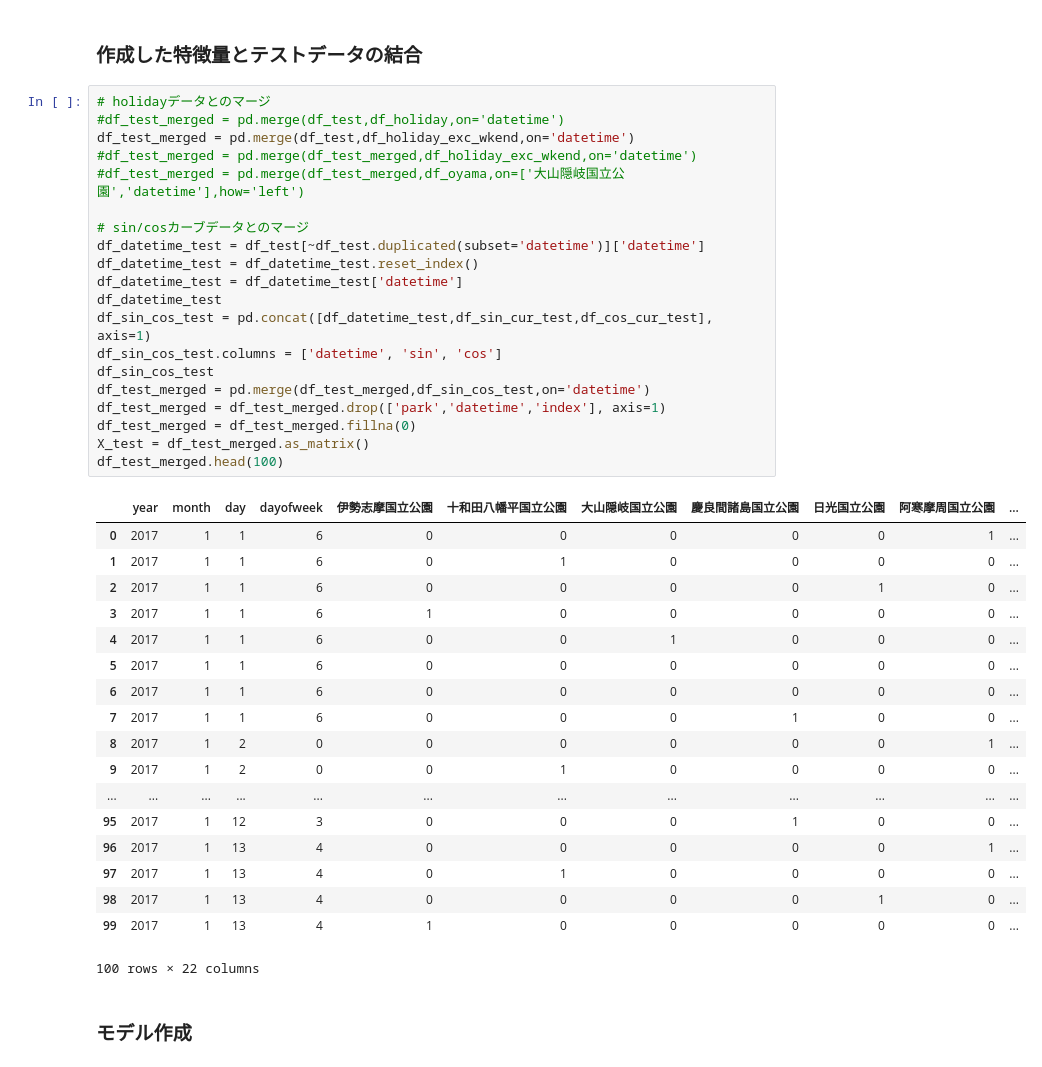
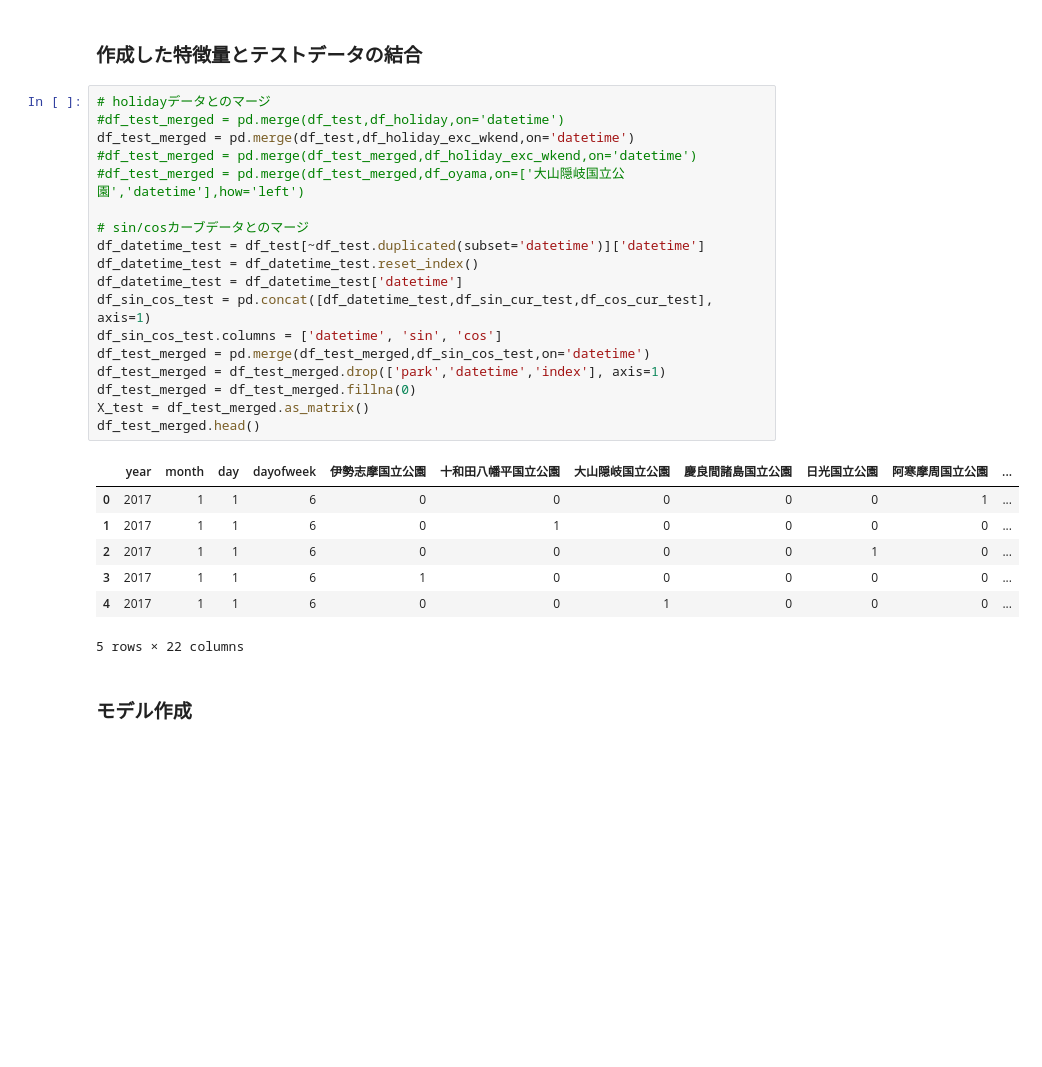
Before and after one commit to TaigoKuriyama/national_park_prediction, a Jupyter notebook: notebook/preprocess.ipynb, the cells around one changed output. Cells and saved outputs as stored; diff of their text form; blank space fills up the shorter version.

```diff
--- a/notebook/preprocess.ipynb
+++ b/notebook/preprocess.ipynb
@@ -227,42 +227,29 @@ df_except_y.head()
 # %%
 # holidayデータとのマージ
 #df_test_merged = pd.merge(df_test,df_holiday,on='datetime')
 df_test_merged = pd.merge(df_test,df_holiday_exc_wkend,on='datetime')
 #df_test_merged = pd.merge(df_test_merged,df_holiday_exc_wkend,on='datetime')
 #df_test_merged = pd.merge(df_test_merged,df_oyama,on=['大山隠岐国立公園','datetime'],how='left')
 
 # sin/cosカーブデータとのマージ
 df_datetime_test = df_test[~df_test.duplicated(subset='datetime')]['datetime']
 df_datetime_test = df_datetime_test.reset_index()
 df_datetime_test = df_datetime_test['datetime']
-df_datetime_test
 df_sin_cos_test = pd.concat([df_datetime_test,df_sin_cur_test,df_cos_cur_test], axis=1)
 df_sin_cos_test.columns = ['datetime', 'sin', 'cos']
-df_sin_cos_test
 df_test_merged = pd.merge(df_test_merged,df_sin_cos_test,on='datetime')
 df_test_merged = df_test_merged.drop(['park','datetime','index'], axis=1)
 df_test_merged = df_test_merged.fillna(0)
 X_test = df_test_merged.as_matrix()
-df_test_merged.head(100)
+df_test_merged.head()
 # %% [output]
 |  | year | month | day | dayofweek | 伊勢志摩国立公園 | 十和田八幡平国立公園 | 大山隠岐国立公園 | 慶良間諸島国立公園 | 日光国立公園 | 阿寒摩周国立公園 | ... |
 | 0 | 2017 | 1 | 1 | 6 | 0 | 0 | 0 | 0 | 0 | 1 | ... |
 | 1 | 2017 | 1 | 1 | 6 | 0 | 1 | 0 | 0 | 0 | 0 | ... |
 | 2 | 2017 | 1 | 1 | 6 | 0 | 0 | 0 | 0 | 1 | 0 | ... |
 | 3 | 2017 | 1 | 1 | 6 | 1 | 0 | 0 | 0 | 0 | 0 | ... |
 | 4 | 2017 | 1 | 1 | 6 | 0 | 0 | 1 | 0 | 0 | 0 | ... |
-| 5 | 2017 | 1 | 1 | 6 | 0 | 0 | 0 | 0 | 0 | 0 | ... |
-| 6 | 2017 | 1 | 1 | 6 | 0 | 0 | 0 | 0 | 0 | 0 | ... |
-| 7 | 2017 | 1 | 1 | 6 | 0 | 0 | 0 | 1 | 0 | 0 | ... |
-| 8 | 2017 | 1 | 2 | 0 | 0 | 0 | 0 | 0 | 0 | 1 | ... |
-| 9 | 2017 | 1 | 2 | 0 | 0 | 1 | 0 | 0 | 0 | 0 | ... |
-| ... | ... | ... | ... | ... | ... | ... | ... | ... | ... | ... | ... |
-| 95 | 2017 | 1 | 12 | 3 | 0 | 0 | 0 | 1 | 0 | 0 | ... |
-| 96 | 2017 | 1 | 13 | 4 | 0 | 0 | 0 | 0 | 0 | 1 | ... |
-| 97 | 2017 | 1 | 13 | 4 | 0 | 1 | 0 | 0 | 0 | 0 | ... |
-| 98 | 2017 | 1 | 13 | 4 | 0 | 0 | 0 | 0 | 1 | 0 | ... |
-| 99 | 2017 | 1 | 13 | 4 | 1 | 0 | 0 | 0 | 0 | 0 | ... |
-100 rows × 22 columns
+5 rows × 22 columns
 # %% [markdown]
 ### モデル作成
 # %%
```
Also changed, not shown: parts of 11 cells of this notebook, 6 other files.
